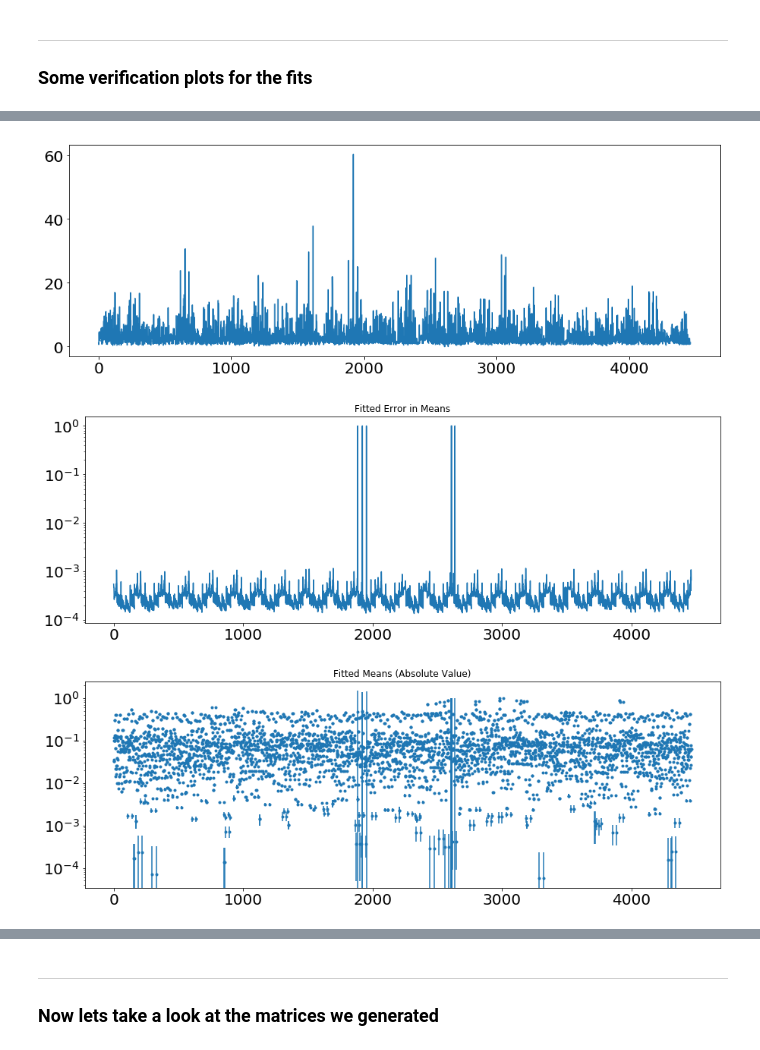
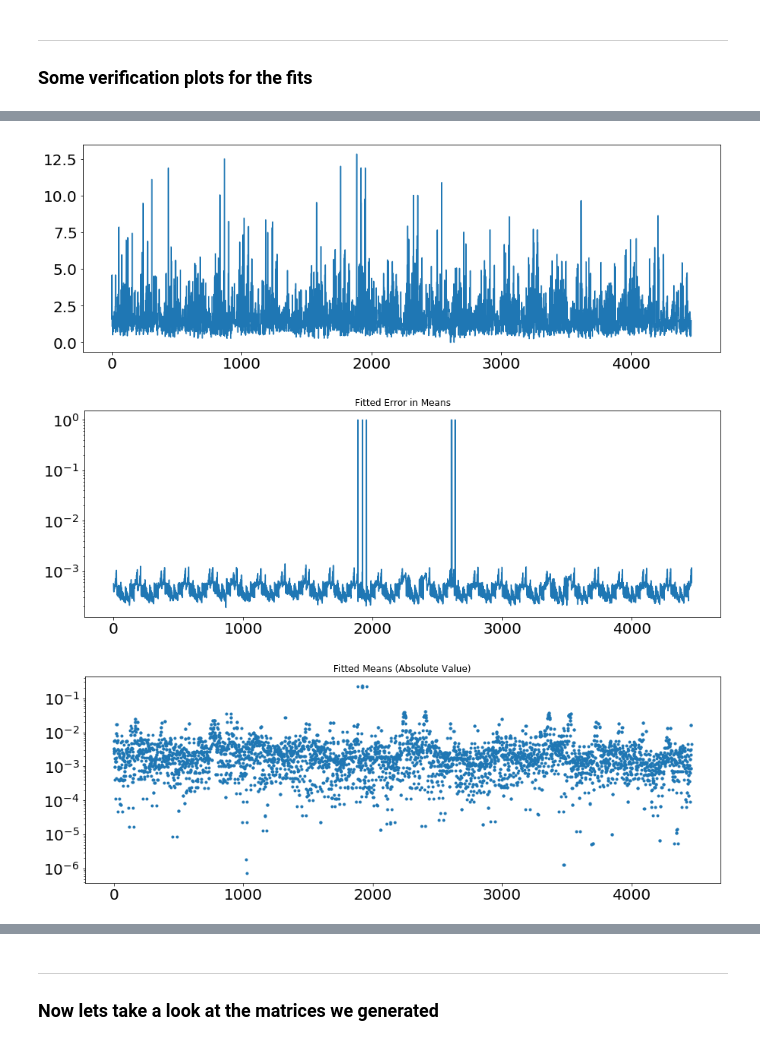
Before and after one commit to jlabounty/g-2, a Jupyter notebook: detectorOps/deltaT/calculateCaloDeltaTConstants.ipynb, the cells around one changed output, grey strips where cells are left out. Saved outputs shown, nothing was run; the diff lists cells and outputs as text; code cells hidden in the pictures.

```diff
--- a/detectorOps/deltaT/calculateCaloDeltaTConstants.ipynb
+++ b/detectorOps/deltaT/calculateCaloDeltaTConstants.ipynb
@@ -21,7 +21,12 @@ Both of these should be divided by the error in the mean from the gaussian fit
 #    https://cdcvs.fnal.gov/redmine/projects/gm2calo/repository/entry/analyses/NeighboringCrystalsTimeExtraction_module.cc?rev=run2Templates
 #f = r.TFile("./data/gm2deltaTAnalysis_full.root")
 #f = r.TFile("./data/positrons_head_WithEnergyCorrection.root") #just a couple subruns with proper energy calibration
-f = r.TFile("./data/results_IntraCaloTiming.root") #just a couple subruns with proper energy calibration
+#f = r.TFile("./data/results_IntraCaloTiming.root") #all subruns with proper energy calibration
+#f = r.TFile("./data/positronRuns_head_withPreliminaryTimingCorrection.root") #produced post correction
+
+f = r.TFile("./data/results_deltaT_intra_postDisk_withEnergyCalibration.root") #all subruns with energy calib. post disk
+f = r.TFile("./data/post_disk/results_Jan10_deltaT.root")
+
 f.cd("neighboringCrystalsDeltaT")
 f.ls()
 # %% [output]
@@ -84,6 +89,9 @@ skipXtals = [
     (15,2),
     (11,18)
 ]
+# %%
+allDeltaTHist = r.TH1D("allDeltaTHist","All Delta T Values for Adjacent Crystals; Delta T [c.t.]; N",
+                      1000,-2,2)
 # %%
 shape = (1,54) #shape of each row in the calorimeter matrix
 caloMatrices = []
@@ -128,6 +136,7 @@ for calo in range(1,25):
             h.GetYaxis().SetRange(bin_xtal2, bin_xtal2)
             hi = h.Project3D("z").Clone("h_"+str(xtal2))
             hi.SetTitle("Calo "+str(calo)+" Xtal "+str(xtal)+" - "+"Calo "+str(calo)+" Xtal "+str(xtal2))
+            allDeltaTHist.Add(hi)
             allN.append(hi.GetEntries())
             adjXtals.append(hi.Clone("h_"+str(xtal2)))
             adjXtals[i].Draw()
@@ -161,7 +170,7 @@ for calo in range(1,25):
 
             except:
                 allChiSquareNDF.append(0)
-                print(mean,weight)
+                #print(mean,weight)
                 print("     Empty Fit Data in xtal pair", xtal, "/", xtal2)
 
             #save some values for verification plots later
@@ -250,7 +269,7 @@ plt.plot(allChiSquareNDF)
 #plt.plot([0,len(allChiSquareNDF)], [10,10])
 plt.show()
 # %% [output]
-[figure, old version]
+[figure, new version]
 # %%
 means, stdevs = zip(*allMeans)
 
@@ -262,16 +281,16 @@ plt.title("Fitted Error in Means")
 plt.yscale("log")
 plt.show()
 # %% [output]
-[figure, old version]
+[figure, new version]
 # %%
 means, stdevs = zip(*allMeans)
 
 fig,ax = plt.subplots(figsize=(15,5))
 
-plt.errorbar([x for x in range(len(means))], np.abs(means), yerr=stdevs, fmt=".")
+plt.errorbar([x for x in range(len(means))], np.abs(means), yerr=0, fmt=".")
 #plt.plot([0,len(allChiSquareNDF)], [10,10])
 plt.title("Fitted Means (Absolute Value)")
 plt.yscale("log")
 plt.show()
 # %% [output]
-[figure, old version]
+[figure, new version]
```
Also changed, not shown: parts of 18 cells of this notebook, 27 other files.
